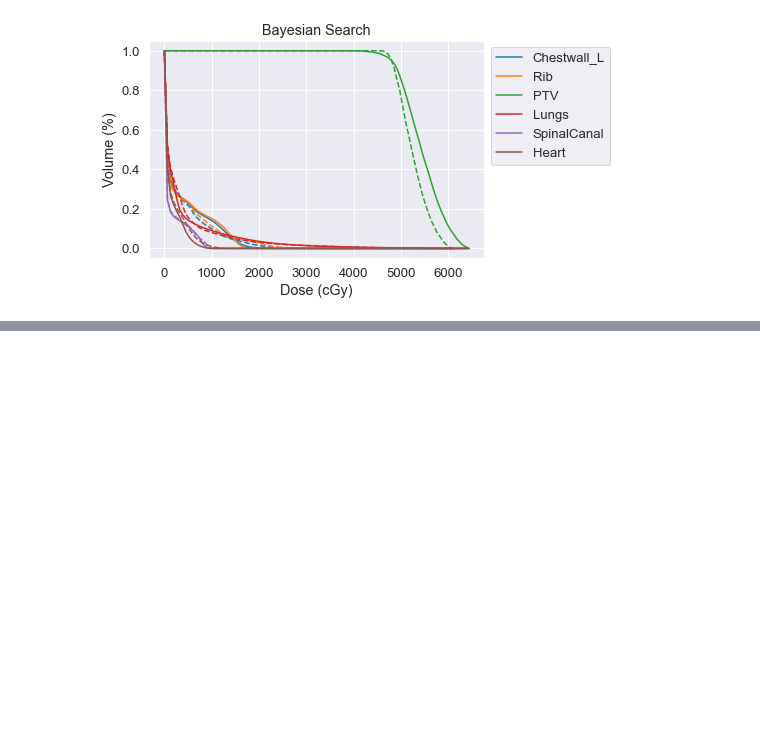
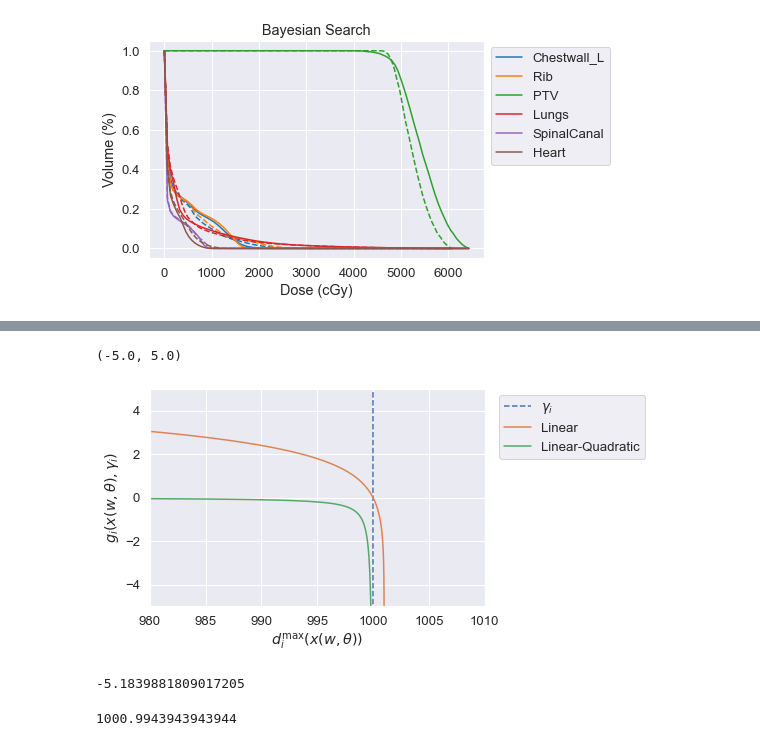
Before and after one commit to kels271828/RayBay, a Jupyter notebook: results/patient1/toy_problem.ipynb, the cells around one changed output, grey strips where cells are left out. Saved outputs shown, nothing was run; the diff lists cells and outputs as text; code cells hidden in the pictures; blank space fills up the shorter version.

```diff
--- a/results/patient1/toy_problem.ipynb
+++ b/results/patient1/toy_problem.ipynb
@@ -341,0 +411,40 @@ plot_dvh(dvh_bayes, 'Bayesian Search')
+# %%
+# PTV score functions
+
+max_dose = 1000
+dose_vals = np.linspace(max_dose - 20, max_dose + 1.1, 1000)
+plt.plot([max_dose, max_dose], [-10, 5], '--')
+plt.xlabel(r'$d_i^{\max}(x(w, \theta))$')
+plt.ylabel(r'$g_i(x(w,\theta), \gamma_i)$')
+
+# log barrier
+def f(x):
+    if x <= max_dose + 1:
+        return np.log(max_dose - x + 1)
+    else:
+        return -np.inf
+plt.plot(dose_vals, [f(x) for x in dose_vals])
+#plt.plot([1020, 1020], [-10, -5.25], c=colors[1])
+
+
+# # inverse barrier
+def g(x):
+    if x <= max_dose:
+        return -1/(max_dose - x)
+    else:
+        return -np.inf
+plt.plot(dose_vals, [g(x) for x in dose_vals])
+plt.legend(['$\gamma_i$', 'Linear', 'Linear-Quadratic'], bbox_to_anchor=(1.5,1))
+plt.xlim([980, 1010])
+plt.ylim([-5, 5])
+# %% [output]
+(-5.0, 5.0)
+[figure, added]
+# %%
+f(dose_vals[-6])
+# %% [output]
+-5.1839881809017205
+# %%
+dose_vals[-6]
+# %% [output]
+1000.9943943943944
```
Also changed, not shown: parts of 10 cells of this notebook.
